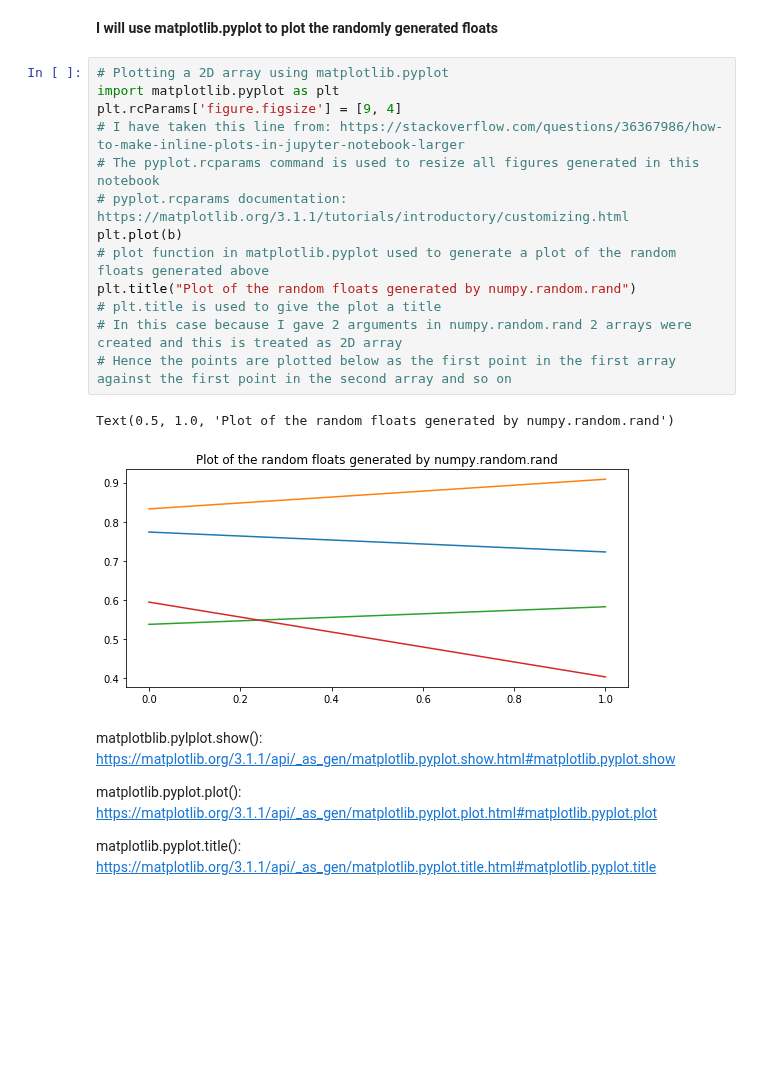
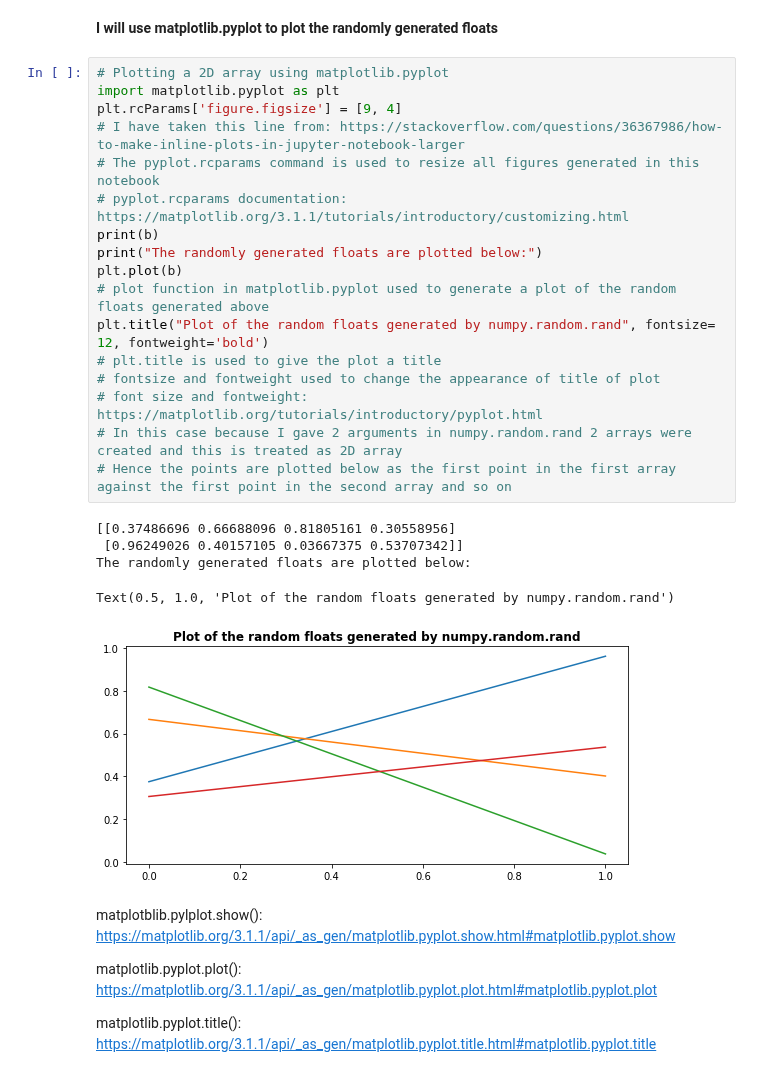
Before and after one commit to johndunne2019/numpy.random, a Jupyter notebook: numpy-random.ipynb, the cells around one changed output. Saved outputs shown, nothing was run; the diff lists cells and outputs as text; blank space fills up the shorter version.

Commit message:
Changed titles and line appearance of plots in section 2.1

```diff
--- a/numpy-random.ipynb
+++ b/numpy-random.ipynb
@@ -172,19 +174,26 @@ In this case 2 arrays are generated containing 4 random floats in each
 # %%
 # Plotting a 2D array using matplotlib.pyplot
 import matplotlib.pyplot as plt
 plt.rcParams['figure.figsize'] = [9, 4]
 # I have taken this line from: https://stackoverflow.com/questions/36367986/how-to-make-inline-plots-in-jupyter-notebook-larger
 # The pyplot.rcparams command is used to resize all figures generated in this notebook
 # pyplot.rcparams documentation: https://matplotlib.org/3.1.1/tutorials/introductory/customizing.html
+print(b)
+print("The randomly generated floats are plotted below:")
 plt.plot(b)
 # plot function in matplotlib.pyplot used to generate a plot of the random floats generated above
-plt.title("Plot of the random floats generated by numpy.random.rand")
+plt.title("Plot of the random floats generated by numpy.random.rand", fontsize= 12, fontweight='bold')
 # plt.title is used to give the plot a title
+# fontsize and fontweight used to change the appearance of title of plot
+# font size and fontweight: https://matplotlib.org/tutorials/introductory/pyplot.html
 # In this case because I gave 2 arguments in numpy.random.rand 2 arrays were created and this is treated as 2D array
 # Hence the points are plotted below as the first point in the first array against the first point in the second array and so on
 # %% [output]
-Text(0.5, 1.0, 'Plot of the random floats generated by numpy.random.rand')
+[[0.37486696 0.66688096 0.81805161 0.30558956]
+ [0.96249026 0.40157105 0.03667375 0.53707342]]
+The randomly generated floats are plotted below:
+Text(0.5, 1.0, 'Plot of the random floats generated by numpy.random.rand')
-[figure, old version]
+[figure, new version]
 # %% [markdown]
 matplotblib.pylplot.show(): https://matplotlib.org/3.1.1/api/_as_gen/matplotlib.pyplot.show.html#matplotlib.pyplot.show
 
```
Also changed, not shown: parts of 11 cells of this notebook, 1 other file.
